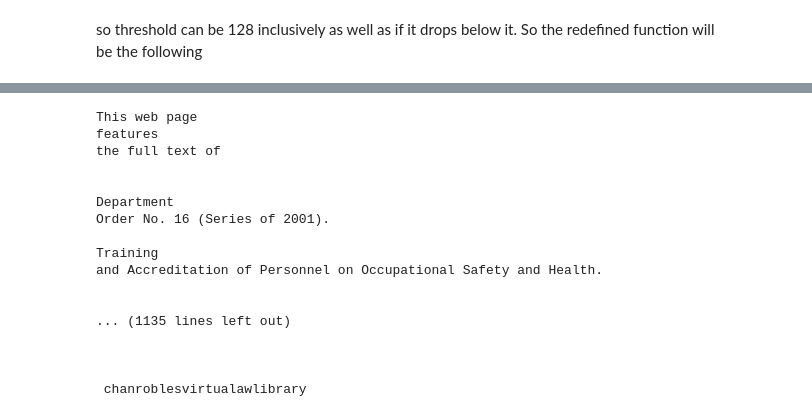
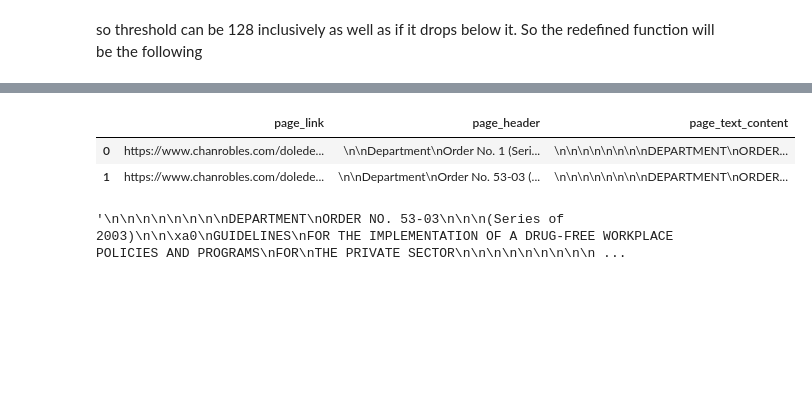
Before and after one commit to 08Aristodemus24/RS-for-labor-related-cases, a Jupyter notebook: data_etl_scripts/significant_DOLE_department_orders.ipynb, the cells around one changed output, grey strips where cells are left out. Cells and saved outputs as stored; diff of their text form; code cells hidden in the pictures; blank space fills up the shorter version.

```diff
--- a/data_etl_scripts/significant_DOLE_department_orders.ipynb
+++ b/data_etl_scripts/significant_DOLE_department_orders.ipynb
@@ -259,20 +288,10 @@ page_details
+# %%
+page_details
+# %% [output]
+|  | page_link | page_header | page_text_content |
+| 0 | https://www.chanrobles.com/dolede... | \n\nDepartment\nOrder No. 1 (Seri... | \n\n\n\n\n\n\n\nDEPARTMENT\nORDER... |
+| 1 | https://www.chanrobles.com/dolede... | \n\nDepartment\nOrder No. 53-03 (... | \n\n\n\n\n\n\n\nDEPARTMENT\nORDER... |
 # %%
-print(page_details['page_text_content'][1])
+page_details['page_text_content'][1]
 # %% [output]
-This web page
-features
-the full text of
-
-
-Department
-Order No. 16 (Series of 2001).
-
-Training
-and Accreditation of Personnel on Occupational Safety and Health.
-
-
-... (1135 lines left out)
-
-
-
- chanroblesvirtualawlibrary
+'\n\n\n\n\n\n\n\nDEPARTMENT\nORDER NO. 53-03\n\n\n(Series of 2003)\n\n\xa0\nGUIDELINES\nFOR THE IMPLEMENTATION OF A DRUG-FREE WORKPLACE POLICIES AND PROGRAMS\nFOR\nTHE PRIVATE SECTOR\n\n\n\n\n\n\n\n\n ...
```
Also changed, not shown: parts of 20 cells of this notebook, 1 other file.
